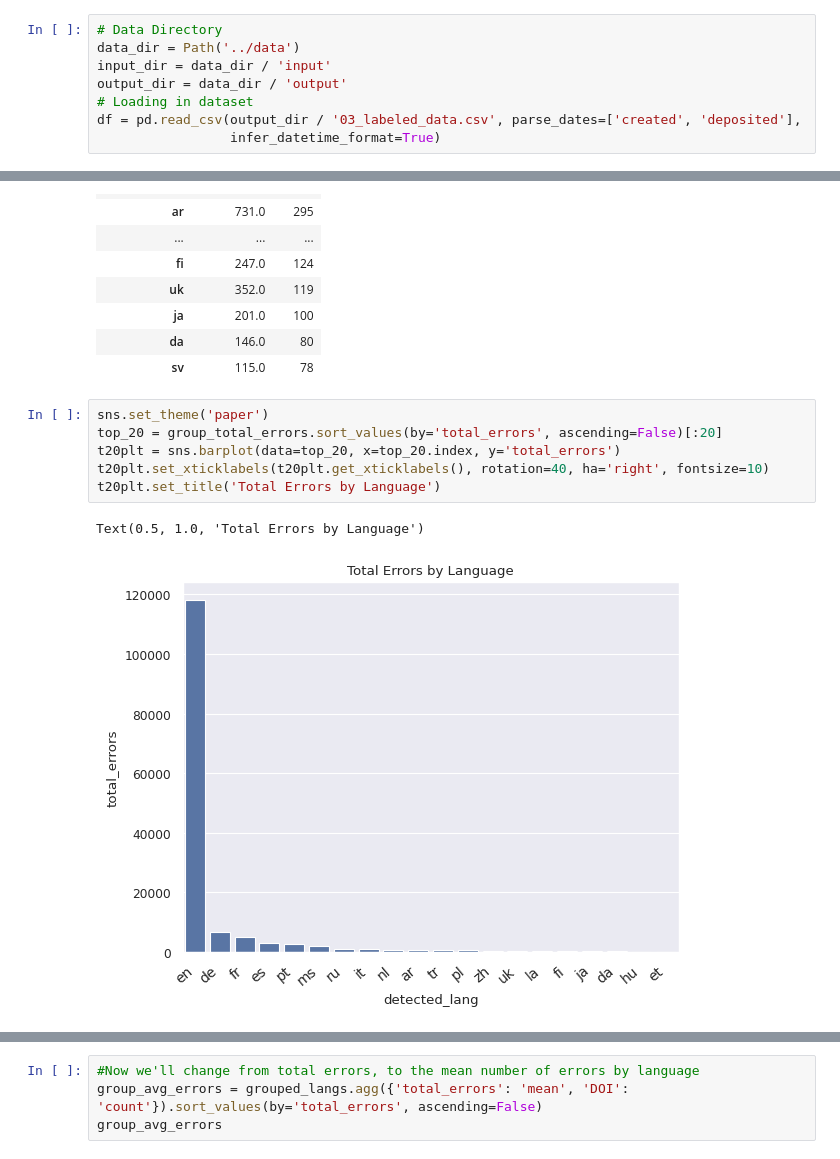
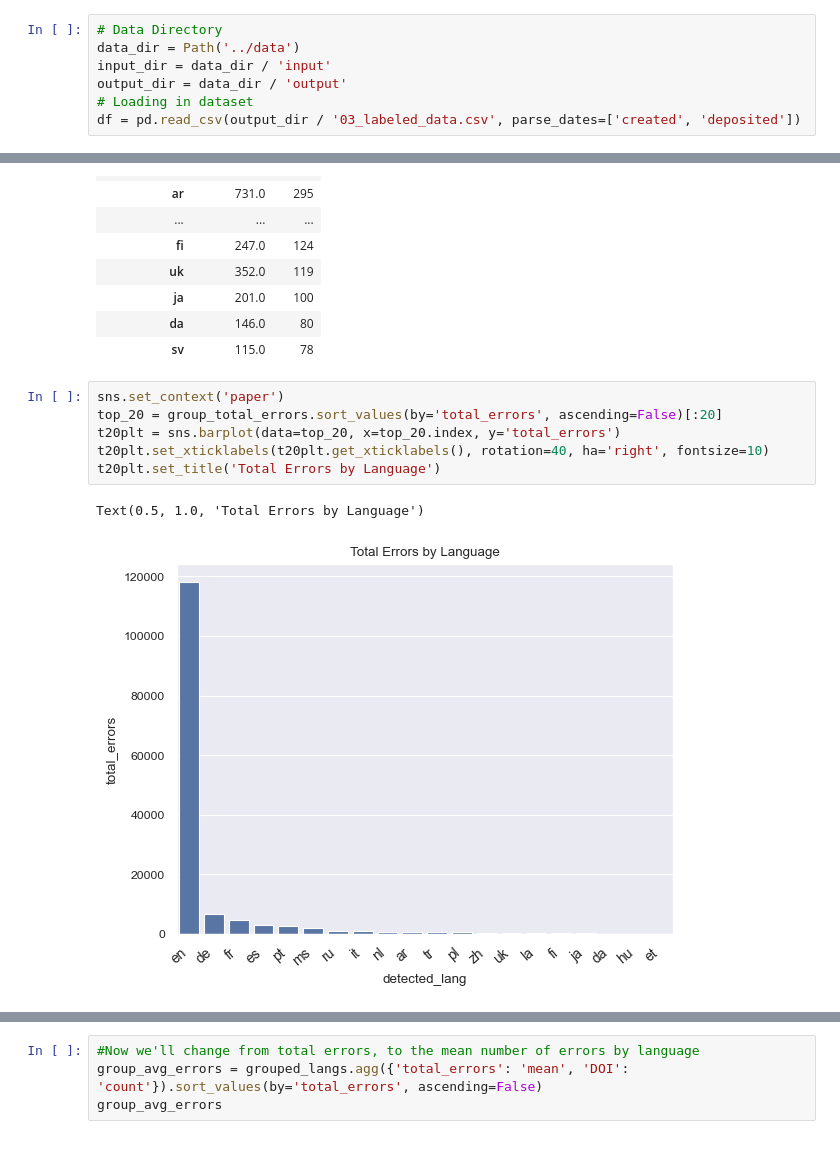
Before and after one commit to ShillyJWakes/crossref-metadata-heurestics, a Jupyter notebook: notebooks/04_language_detection.ipynb, the cells around one changed output, grey strips where cells are left out. Drawn from its saved outputs; the diff is of its cells as text.

```diff
--- a/notebooks/04_language_detection.ipynb
+++ b/notebooks/04_language_detection.ipynb
@@ -18,7 +18,6 @@ data_dir = Path('../data')
 input_dir = data_dir / 'input'
 output_dir = data_dir / 'output'
 # Loading in dataset
-df = pd.read_csv(output_dir / '03_labeled_data.csv', parse_dates=['created', 'deposited'],
-                 infer_datetime_format=True)
+df = pd.read_csv(output_dir / '03_labeled_data.csv', parse_dates=['created', 'deposited'])
 # %% [markdown]
 ## Publisher Bins
@@ -186,14 +187,14 @@ group_total_errors[:20]
 | da | 146.0 | 80 |
 | sv | 115.0 | 78 |
 # %%
-sns.set_theme('paper')
+sns.set_context('paper')
 top_20 = group_total_errors.sort_values(by='total_errors', ascending=False)[:20]
 t20plt = sns.barplot(data=top_20, x=top_20.index, y='total_errors')
 t20plt.set_xticklabels(t20plt.get_xticklabels(), rotation=40, ha='right', fontsize=10)
 t20plt.set_title('Total Errors by Language')
 # %% [output]
 Text(0.5, 1.0, 'Total Errors by Language')
-[figure, old version]
+[figure, new version]
 # %%
 #Now we'll remove English, to better visualize other languages
 no_en = group_total_errors.drop('en')
```
Also changed, not shown: parts of 10 cells of this notebook, 6 other files.
